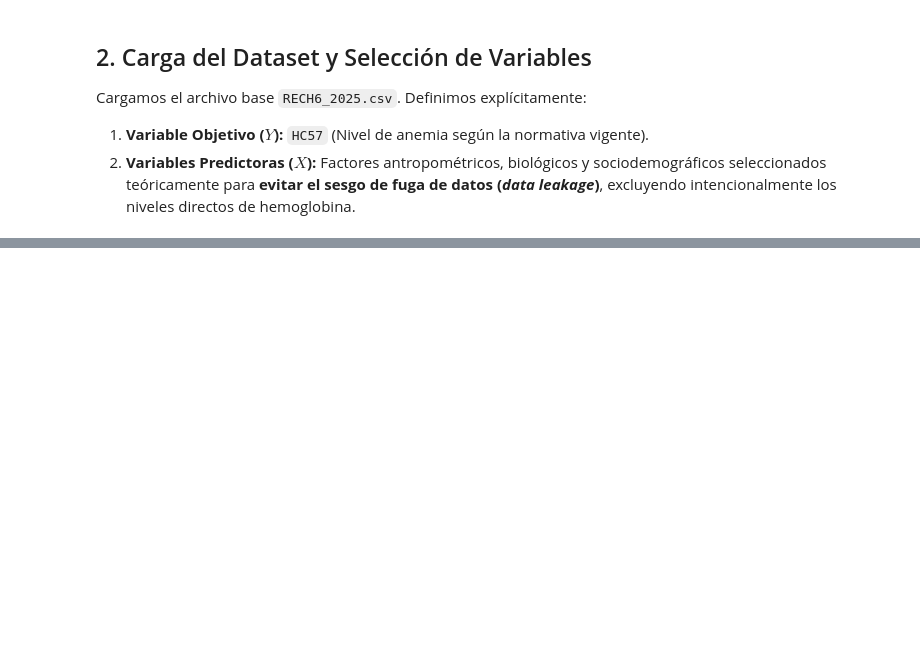
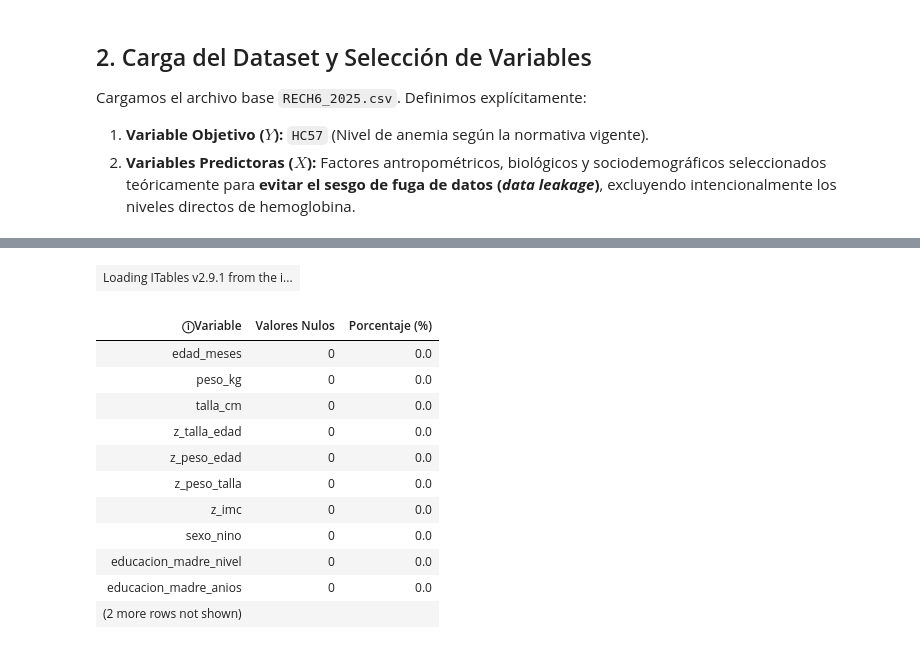
Before and after one commit to Biasphy/AnemiaLDA, a Jupyter notebook: Notebooks/main.ipynb, the cells around one changed output, grey strips where cells are left out. Cells and saved outputs as stored; diff of their text form; code cells hidden in the pictures; blank space fills up the shorter version.

```diff
--- a/Notebooks/main.ipynb
+++ b/Notebooks/main.ipynb
@@ -63,0 +136,28 @@ Dimensiones originales del dataset cargado: (19298, 43)
+# %%
+# Contar la cantidad de valores nulos por columna en el subconjunto
+conteo_nulos = df_subset.isnull().sum()
+porcentaje_nulos = (conteo_nulos / len(df_subset)) * 100
+
+# Crear un DataFrame resumen para una visualización
+df_diagnostico_nulos = pd.DataFrame({
+    'Variable': conteo_nulos.index,
+    'Valores Nulos': conteo_nulos.values,
+    'Porcentaje (%)': porcentaje_nulos.values.round(2)
+}).sort_values(by='Valores Nulos', ascending=False)
+
+# Mostrar la tabla interactiva de diagnóstico
+show(df_diagnostico_nulos)
+# %% [output]
+| Loading ITables v2.9.1 from the i... |
+| ⓘVariable | Valores Nulos | Porcentaje (%) |
+| edad_meses | 0 | 0.0 |
+| peso_kg | 0 | 0.0 |
+| talla_cm | 0 | 0.0 |
+| z_talla_edad | 0 | 0.0 |
+| z_peso_edad | 0 | 0.0 |
+| z_peso_talla | 0 | 0.0 |
+| z_imc | 0 | 0.0 |
+| sexo_nino | 0 | 0.0 |
+| educacion_madre_nivel | 0 | 0.0 |
+| educacion_madre_anios | 0 | 0.0 |
+| (2 more rows not shown) |  |  |
```
Also changed, not shown: parts of 19 cells of this notebook.
